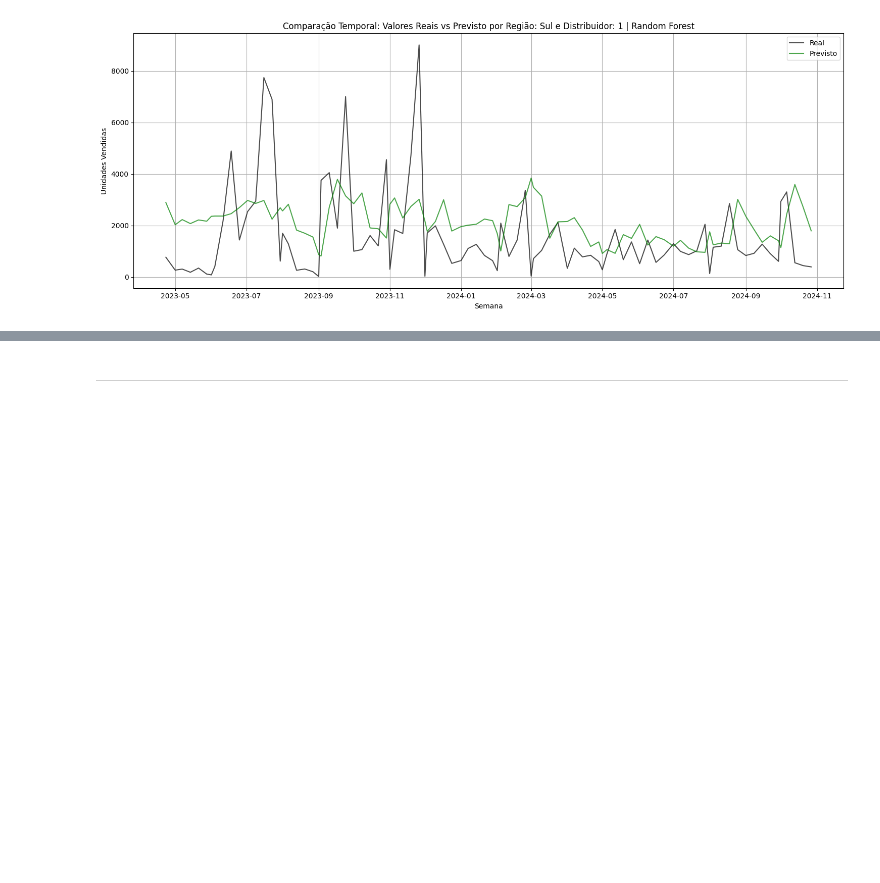
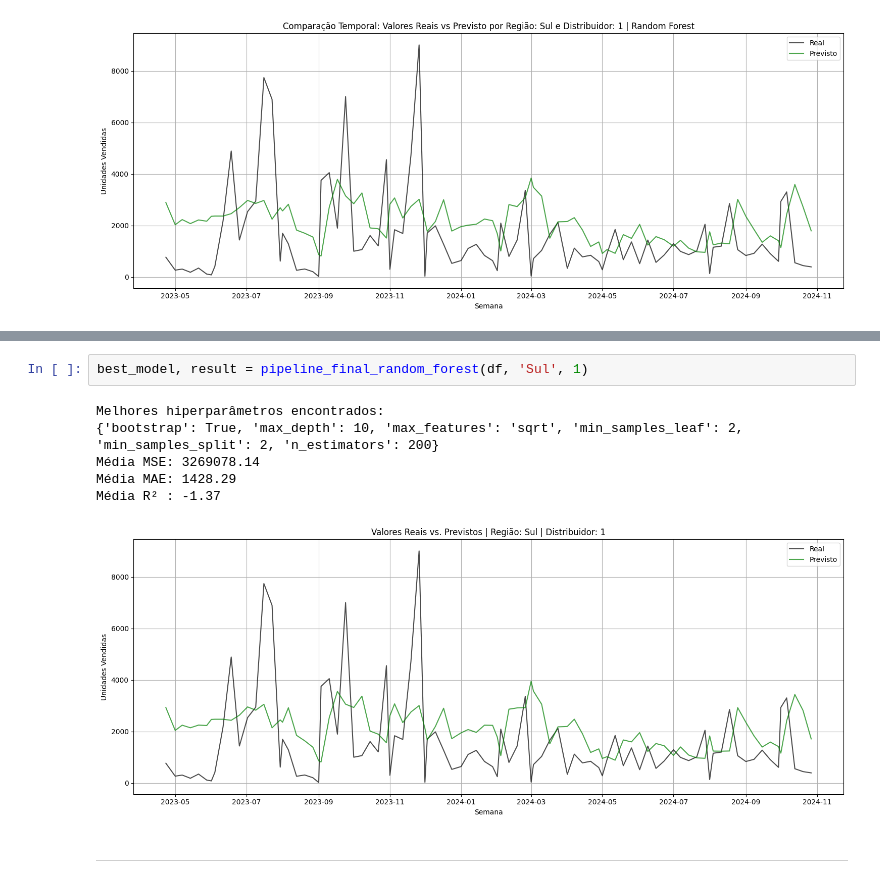
Before and after one commit to HenryJKS/kaggle-cases, a Jupyter notebook: IQVIA - Projeto Semanal de Demanda/Model Regressor.ipynb, the cells around one changed output, grey strips where cells are left out. Saved outputs shown, nothing was run; the diff lists cells and outputs as text; blank space fills up the shorter version.

```diff
--- a/IQVIA - Projeto Semanal de Demanda/Model Regressor.ipynb
+++ b/IQVIA - Projeto Semanal de Demanda/Model Regressor.ipynb
@@ -771,3 +891,12 @@ plt.show()
+# %%
+best_model, result = pipeline_final_random_forest(df, 'Sul', 1)
+# %% [output]
+Melhores hiperparâmetros encontrados:
+{'bootstrap': True, 'max_depth': 10, 'max_features': 'sqrt', 'min_samples_leaf': 2, 'min_samples_split': 2, 'n_estimators': 200}
+Média MSE: 3269078.14
+Média MAE: 1428.29
+Média R² : -1.37
+[figure, added]
 # %% [markdown]
 ---
 # %% [markdown]
```
Also changed, not shown: parts of 2 cells of this notebook, 1 other file.
